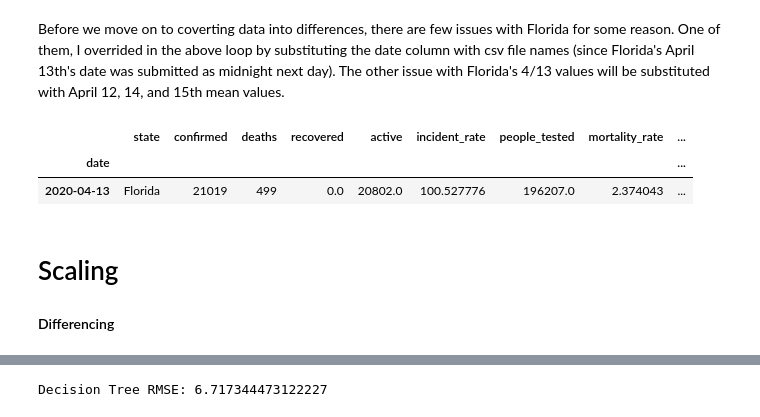
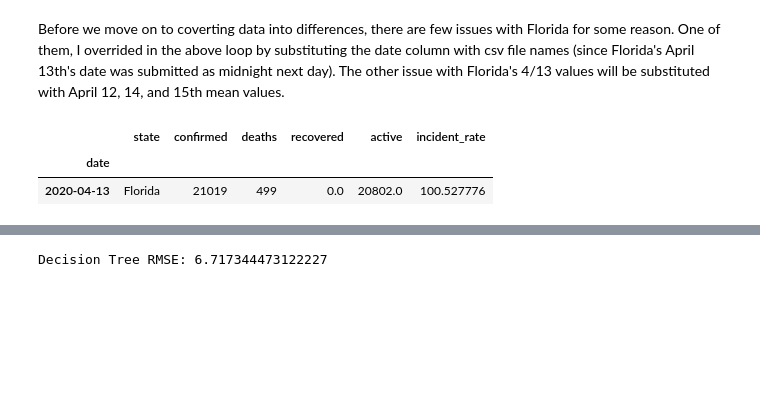
Before and after one commit to jungsNN/covid19-forecast, a Jupyter notebook: rough_draft4.ipynb, the cells around one changed output, grey strips where cells are left out. Saved outputs shown, nothing was run; the diff lists cells and outputs as text; code cells hidden in the pictures; blank space fills up the shorter version.

```diff
--- a/rough_draft4.ipynb
+++ b/rough_draft4.ipynb
@@ -106,8 +320,7 @@ max               29.497274    1121.124012
 dropper_list = ['Diamond Princess', 'Grand Princess', 'Recovered']
 
 feature_list = ['Province_State', 'Last_Update', 'Confirmed', 'Deaths',
-                'Recovered', 'Active', 'People_Tested', 'Testing_Rate',
-                'Mortality_Rate', 'Hospitalization_Rate', 'Incident_Rate']
+                'Recovered', 'Active', 'Incident_Rate']
 
 
 def all_data_dict(filelist, state_filters, state_col):
@@ -127,4 +340,3 @@ def all_data_dict(filelist, state_filters, state_col):
     return daily_df
 
 allts = all_data_dict(csv_list, dropper_list, 'Province_State')
-allts
@@ -175,24 +373,20 @@ statedf.head()
 # %%
 # fix Florida's April 13th data
 fix_meancol = ['incident_rate', 'active']
 fl = statedf[statedf.state == 'Florida']
 fl13 = statedf.loc[(statedf.index == '2020-04-13') & (statedf['state'] == 'Florida')]
-fl13_mort = fl13['deaths']/fl13['confirmed']*100
-statedf.loc[(statedf.index == '2020-04-13') & (statedf['state'] == 'Florida'), 'mortality_rate'] = fl13_mort
+#fl13_mort = fl13['deaths']/fl13['confirmed']*100
+#statedf.loc[(statedf.index == '2020-04-13') & (statedf['state'] == 'Florida'), 'mortality_rate'] = fl13_mort
 
 for i in range(len(fix_meancol)):
     colname = fix_meancol[i]
     statedf.loc[(statedf.index == '2020-04-13')
                 & (statedf['state'] == 'Florida'), colname] = np.mean([fl.loc[fl.index=='2020-04-12', colname],
                                                                        fl.loc[fl.index=='2020-04-14', colname],
                                                                        fl.loc[fl.index=='2020-04-15', colname]])
 
 statedf.loc[(statedf.index == '2020-04-13') & (statedf['state'] == 'Florida')]
 # %% [output]
-|  | state | confirmed | deaths | recovered | active | incident_rate | people_tested | mortality_rate | ... |
-| date |  |  |  |  |  |  |  |  | ... |
-| 2020-04-13 | Florida | 21019 | 499 | 0.0 | 20802.0 | 100.527776 | 196207.0 | 2.374043 | ... |
+|  | state | confirmed | deaths | recovered | active | incident_rate |
+| date |  |  |  |  |  |  |
+| 2020-04-13 | Florida | 21019 | 499 | 0.0 | 20802.0 | 100.527776 |
-# %% [markdown]
-# Scaling
-
-#### Differencing
```
Also changed, not shown: parts of 55 cells of this notebook.
